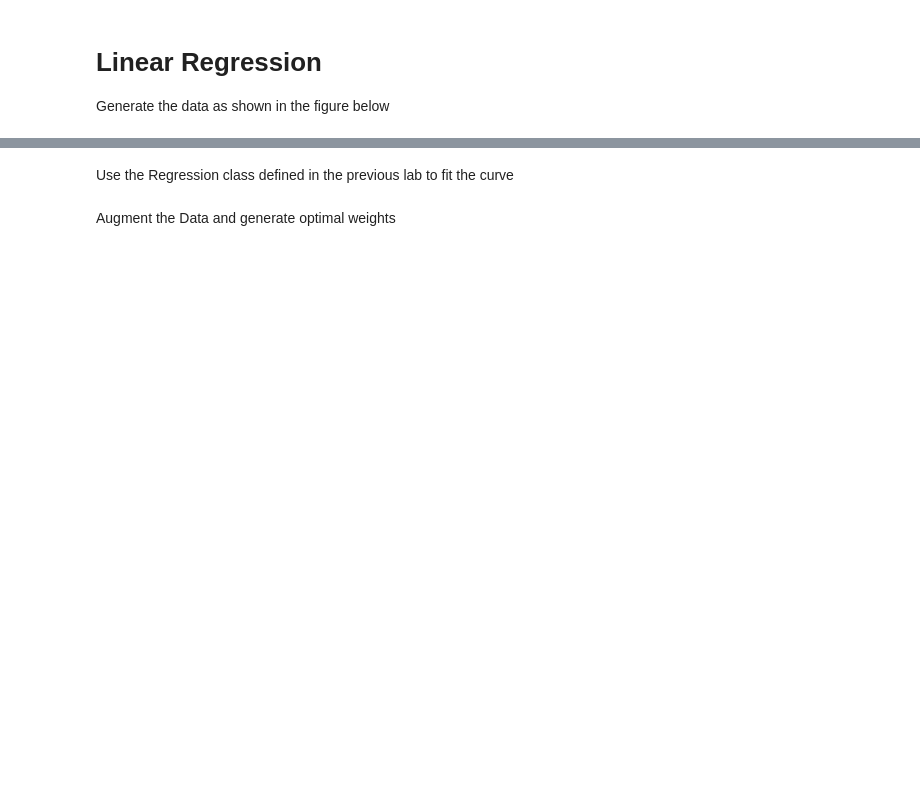
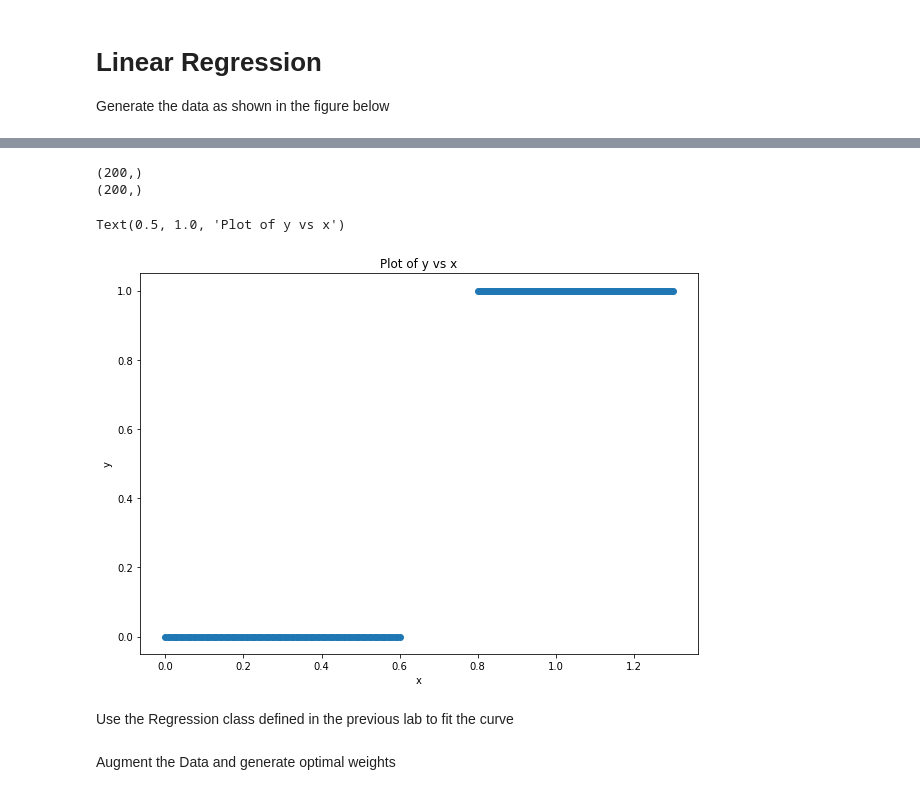
Before and after one commit to shashankp28/PRML-Lab-22, a Jupyter notebook: Assignment_6/Lab_7_Regression_Part_2.ipynb, the cells around one changed output, grey strips where cells are left out. Saved outputs shown, nothing was run; the diff lists cells and outputs as text; code cells hidden in the pictures; blank space fills up the shorter version.

```diff
--- a/Assignment_6/Lab_7_Regression_Part_2.ipynb
+++ b/Assignment_6/Lab_7_Regression_Part_2.ipynb
@@ -90,3 +199,20 @@ Text(0.5, 1.0, '4-Degree Polynoimal')
+# %%
+## Write your code here
+x = np.append(np.linspace(0, 0.6, 100), np.linspace(0.8, 1.3, 100))
+print(x.shape)
+y = (x>0.7).astype('float32')
+print(y.shape)
+
+plt.figure(figsize=(10., 7))
+plt.scatter(x, y)
+plt.xlabel("x")
+plt.ylabel("y")
+plt.title("Plot of y vs x")
+# %% [output]
+(200,)
+(200,)
+Text(0.5, 1.0, 'Plot of y vs x')
+[figure, added]
 # %% [markdown]
   Use the Regression class defined in the previous lab to fit the curve
 # %%
```
Also changed, not shown: parts of 25 cells of this notebook.
